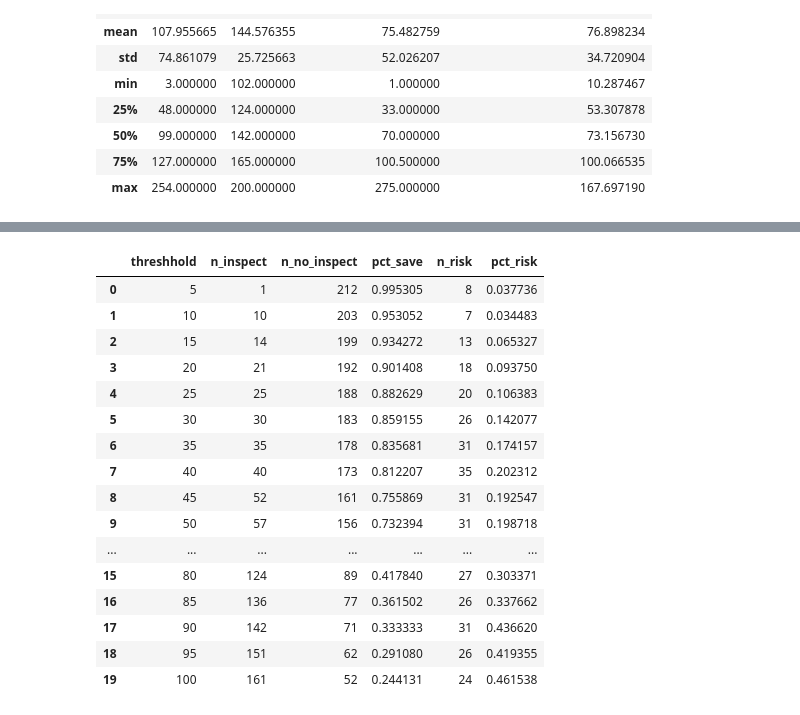
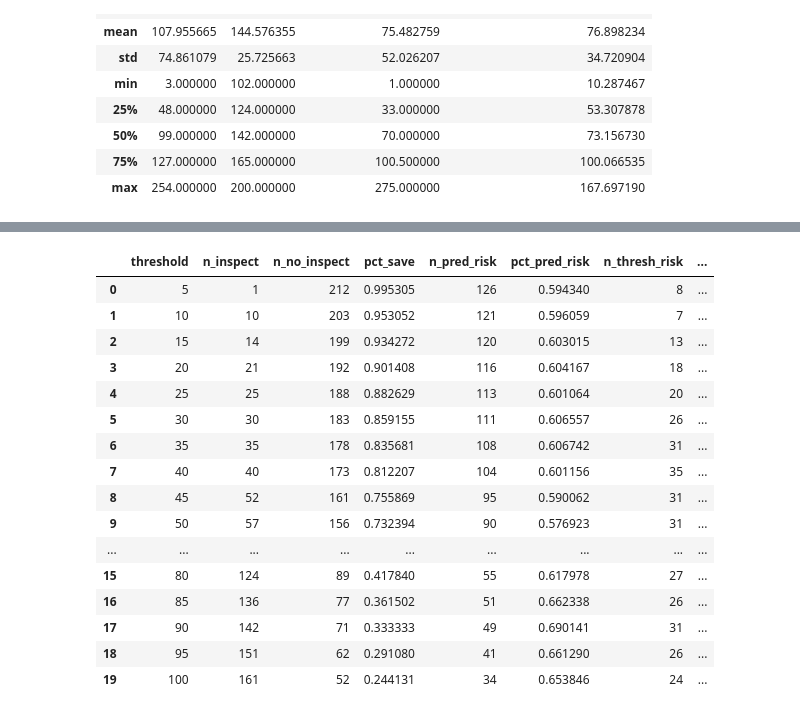
Before and after one commit to yukismd/SensorData_PdM, a Jupyter notebook: code/5_predictionResultAnalysis.ipynb, the cells around one changed output, grey strips where cells are left out. Drawn from its saved outputs; the diff is of its cells as text; code cells hidden in the pictures.

```diff
--- a/code/5_predictionResultAnalysis.ipynb
+++ b/code/5_predictionResultAnalysis.ipynb
@@ -100,12 +100,12 @@ plt.show()
 ### 閾値による"コスト削減"vs"リスク"
 # %%
 # Predictedのどこを閾値にするか？ある閾値を指定した場合の、検査対象と非検査対象のオブザベーション
-threshhold = 10
-df_inspect = df[df['time_to_deterioration.predicted'] <= threshhold]   # 検査対象
-print(df_inspect.shape[0])
+threshold = 10
+df_inspect = df[df['time_to_deterioration.predicted'] <= threshold]   # 検査対象
+print(df_inspect.shape[0])   # 検査実施数
 display(df_inspect)
-df_no_inspect = df[df['time_to_deterioration.predicted'] > threshhold]   # 非検査対象 -> ここからリスク案件を取得
-print(df_no_inspect.shape[0])
+df_no_inspect = df[df['time_to_deterioration.predicted'] > threshold]   # 非検査対象 -> ここからリスク案件を取得
+print(df_no_inspect.shape[0])   # 非検査実施数
 display(df_no_inspect)
 # %% [output]
 10
@@ -154,52 +159,61 @@ sum(df_no_inspect['time_to_deterioration'] < df_no_inspect['time_to_deterioratio
 # %%
 # 閾値を5~100（5刻み）でシミュレーション
 
-list_threshhold = []
+list_threshold = []
 list_n_inspect = []
 list_n_no_inspect = []
 list_pct_save = []
-list_n_risk = []
-list_pct_risk = []
+list_n_pred_risk = []
+list_pct_pred_risk = []
+list_n_thresh_risk = []
+list_pct_thresh_risk = []
 
-dict_df_no_inspect = {}   # {threshhold: df_no_inspect}
+dict_df_no_inspect = {}   # {threshold: df_no_inspect}
 
-for threshhold in [i*5 for i in range(1,21)]:
-    df_inspect = df[df['time_to_deterioration.predicted'] <= threshhold]   # 検査対象
+for th in [i*5 for i in range(1,21)]:
+    df_inspect = df[df['time_to_deterioration.predicted'] <= th]   # 検査対象
     n_inspect = df_inspect.shape[0]
-    df_no_inspect = df[df['time_to_deterioration.predicted'] > threshhold]   # 非検査対象 -> ここからリスク案件を取得
+    df_no_inspect = df[df['time_to_deterioration.predicted'] > th]   # 非検査対象 -> ここからリスク案件を取得
     n_no_inspect = df_no_inspect.shape[0]
-    n_risk = sum(df_no_inspect['time_to_deterioration'] < threshhold)  # 実際<閾値 (閾値より寿命が短い、検査しなかった場合のリスク)
-    pct_risk = n_risk/n_no_inspect
-    list_threshhold.append(threshhold)
+    n_pred_risk = sum(df_no_inspect['time_to_deterioration'] < df_no_inspect['time_to_deterioration.predicted'])  # 実際<予測
+    n_thresh_risk = sum(df_no_inspect['time_to_deterioration'] < th)  # 実際<予測閾値
+    pct_pred_risk = n_pred_risk/n_no_inspect
+    pct_thresh_risk = n_thresh_risk/n_no_inspect
+    list_threshold.append(th)
     list_n_inspect.append(n_inspect)
     list_n_no_inspect.append(n_no_inspect)
     list_pct_save.append(n_no_inspect/213)   # 検査数を減らせる割合
-    list_n_risk.append(n_risk)
-    list_pct_risk.append(pct_risk)
-    dict_df_no_inspect[threshhold] = df_no_inspect
+    list_n_pred_risk.append(n_pred_risk)
+    list_pct_pred_risk.append(pct_pred_risk)
+    list_n_thresh_risk.append(n_thresh_risk)
+    list_pct_thresh_risk.append(pct_thresh_risk)
+    dict_df_no_inspect[th] = df_no_inspect
 
-df_res = pd.DataFrame({'threshhold':list_threshhold,
+df_res = pd.DataFrame({'threshold':list_threshold,
                        'n_inspect':list_n_inspect,
                        'n_no_inspect':list_n_no_inspect,
                        'pct_save':list_pct_save,
-                       'n_risk':list_n_risk,
-                       'pct_risk':list_pct_risk})
+                       'n_pred_risk':list_n_pred_risk,
+                       'pct_pred_risk':list_pct_pred_risk,
+                       'n_thresh_risk':list_n_thresh_risk,
+                       'pct_thresh_risk':list_pct_thresh_risk,
+                      })
 df_res
 # %% [output]
-|  | threshhold | n_inspect | n_no_inspect | pct_save | n_risk | pct_risk |
-| 0 | 5 | 1 | 212 | 0.995305 | 8 | 0.037736 |
-| 1 | 10 | 10 | 203 | 0.953052 | 7 | 0.034483 |
-| 2 | 15 | 14 | 199 | 0.934272 | 13 | 0.065327 |
-| 3 | 20 | 21 | 192 | 0.901408 | 18 | 0.093750 |
-| 4 | 25 | 25 | 188 | 0.882629 | 20 | 0.106383 |
-| 5 | 30 | 30 | 183 | 0.859155 | 26 | 0.142077 |
-| 6 | 35 | 35 | 178 | 0.835681 | 31 | 0.174157 |
-| 7 | 40 | 40 | 173 | 0.812207 | 35 | 0.202312 |
-| 8 | 45 | 52 | 161 | 0.755869 | 31 | 0.192547 |
-| 9 | 50 | 57 | 156 | 0.732394 | 31 | 0.198718 |
-| ... | ... | ... | ... | ... | ... | ... |
-| 15 | 80 | 124 | 89 | 0.417840 | 27 | 0.303371 |
-| 16 | 85 | 136 | 77 | 0.361502 | 26 | 0.337662 |
-| 17 | 90 | 142 | 71 | 0.333333 | 31 | 0.436620 |
-| 18 | 95 | 151 | 62 | 0.291080 | 26 | 0.419355 |
-| 19 | 100 | 161 | 52 | 0.244131 | 24 | 0.461538 |
+|  | threshold | n_inspect | n_no_inspect | pct_save | n_pred_risk | pct_pred_risk | n_thresh_risk | ... |
+| 0 | 5 | 1 | 212 | 0.995305 | 126 | 0.594340 | 8 | ... |
+| 1 | 10 | 10 | 203 | 0.953052 | 121 | 0.596059 | 7 | ... |
+| 2 | 15 | 14 | 199 | 0.934272 | 120 | 0.603015 | 13 | ... |
+| 3 | 20 | 21 | 192 | 0.901408 | 116 | 0.604167 | 18 | ... |
+| 4 | 25 | 25 | 188 | 0.882629 | 113 | 0.601064 | 20 | ... |
+| 5 | 30 | 30 | 183 | 0.859155 | 111 | 0.606557 | 26 | ... |
+| 6 | 35 | 35 | 178 | 0.835681 | 108 | 0.606742 | 31 | ... |
+| 7 | 40 | 40 | 173 | 0.812207 | 104 | 0.601156 | 35 | ... |
+| 8 | 45 | 52 | 161 | 0.755869 | 95 | 0.590062 | 31 | ... |
+| 9 | 50 | 57 | 156 | 0.732394 | 90 | 0.576923 | 31 | ... |
+| ... | ... | ... | ... | ... | ... | ... | ... | ... |
+| 15 | 80 | 124 | 89 | 0.417840 | 55 | 0.617978 | 27 | ... |
+| 16 | 85 | 136 | 77 | 0.361502 | 51 | 0.662338 | 26 | ... |
+| 17 | 90 | 142 | 71 | 0.333333 | 49 | 0.690141 | 31 | ... |
+| 18 | 95 | 151 | 62 | 0.291080 | 41 | 0.661290 | 26 | ... |
+| 19 | 100 | 161 | 52 | 0.244131 | 34 | 0.653846 | 24 | ... |
```
Also changed, not shown: parts of 5 cells of this notebook, 3 other files.
